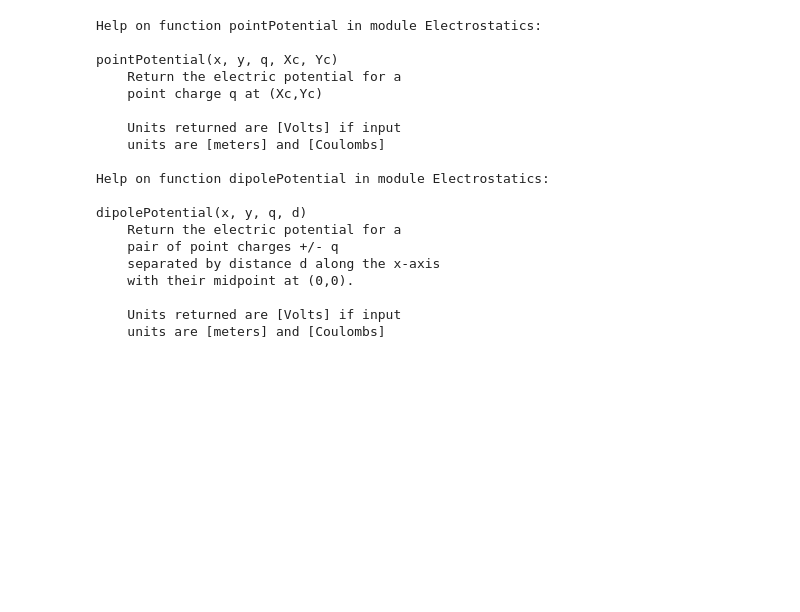
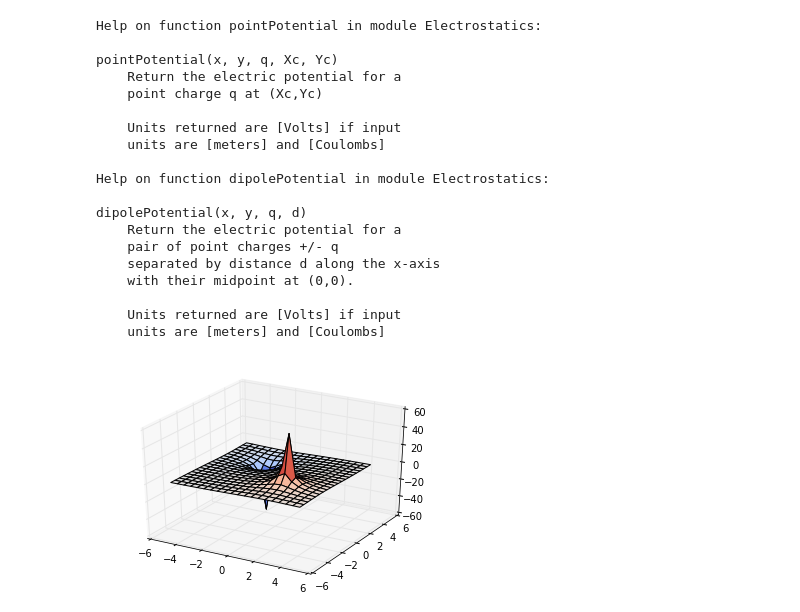
Before and after one commit to byoung08/PHYS202-S14, a Jupyter notebook: SciPy/InterpolationTour.ipynb, the cells around one changed output. Drawn from its saved outputs; the diff is of its cells as text; code cells hidden in the pictures; blank space fills up the shorter version.

```diff
--- a/SciPy/InterpolationTour.ipynb
+++ b/SciPy/InterpolationTour.ipynb
@@ -202,8 +202,10 @@ xg,yg = np.meshgrid(x,y)
 V1 = pointPotential(xg,yg,1e-9,2.01,-2.01);
 V2 = pointPotential(xg,yg,-1e-9,-2.01,2.01);
 # %%
-#Now plot in #D
-from mpl_toolkits.mpplot3d import Axes3D
+#Now plot in 3D
+from mpl_toolkits.mplot3d import Axes3D
 fig = figure()
 ax = fig.gca(projection='3d')
-ax.plt_surface(xg,yg,V)
+ax.plot_surface(xg,yg,V1+V2,rstride = 1, cstride = 1,cmap=cm.coolwarm);
+# %% [output]
+[figure, added]
```
Also changed, not shown: parts of 8 cells of this notebook, 1 other file.
